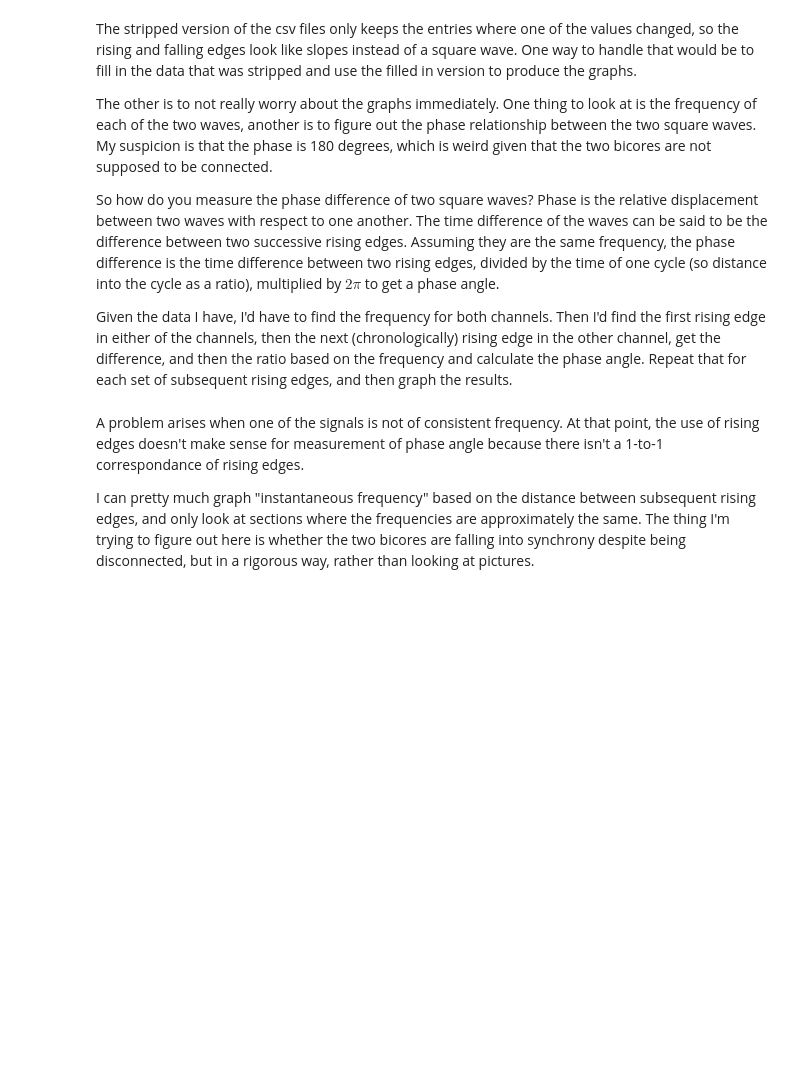
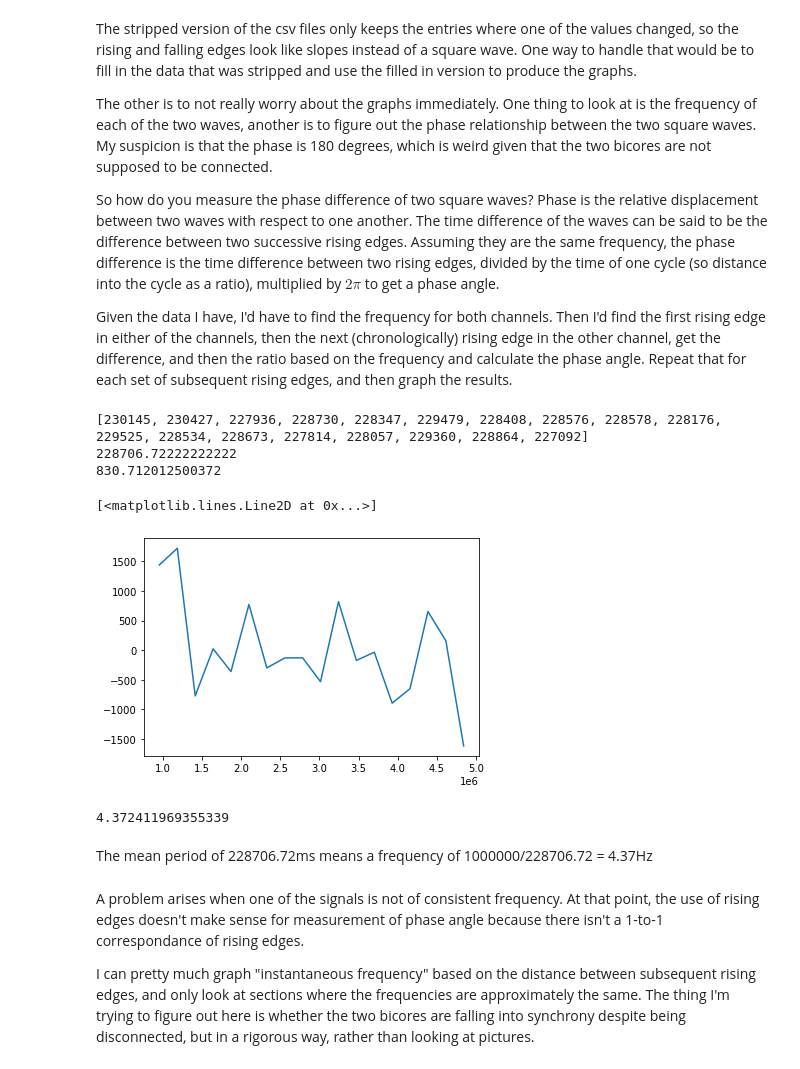
Before and after one commit to ab3nd/beamish-boy, a Jupyter notebook: data_processing_scripts/double_bicore_analysis.ipynb, the cells around one changed output. Drawn from its saved outputs; the diff is of its cells as text; code cells hidden in the pictures; blank space fills up the shorter version.

```diff
--- a/data_processing_scripts/single_bicore_analysis.ipynb
+++ b/data_processing_scripts/double_bicore_analysis.ipynb
@@ -2,15 +2,17 @@
 import csv
 import matplotlib.pyplot as plt
 
-with open("../data/unlinked_bicores/5Msample_1MHz_power_on_2_stripped.csv", 'r') as infile:
-    reader = csv.DictReader(infile)
-    times = []
-    logic0 = []
-    logic1 = []
-    for entry in reader:
-        times.append(entry["microseconds"])
-        logic0.append(entry["logic0"])
-        logic1.append(entry["logic1"])
+infile = open("../data/unlinked_bicores/5Msample_1MHz_power_on_2_stripped.csv", 'r')
+
+
+reader = csv.DictReader(infile)
+times = []
+logic0 = []
+logic1 = []
+for entry in reader:
+    times.append(entry["microseconds"])
+    logic0.append(entry["logic0"])
+    logic1.append(entry["logic1"])
 # %%
 plt.figure(figsize=(18,4))
 plt.plot(times, logic0, logic1)
@@ -26,6 +28,38 @@ The other is to not really worry about the graphs immediately. One thing to look
 So how do you measure the phase difference of two square waves? Phase is the relative displacement between two waves with respect to one another. The time difference of the waves can be said to be the difference between two successive rising edges. Assuming they are the same frequency, the phase difference is the time difference between two rising edges, divided by the time of one cycle (so distance into the cycle as a ratio), multiplied by $2\pi$ to get a phase angle.
 
 Given the data I have, I'd have to find the frequency for both channels. Then I'd find the first rising edge in either of the channels, then the next (chronologically) rising edge in the other channel, get the difference, and then the ratio based on the frequency and calculate the phase angle. Repeat that for each set of subsequent rising edges, and then graph the results.
+# %%
+prev_v = None
+rising_times = []
+for t, v in zip(times, logic0):
+    if prev_v is None:
+        prev_v = v
+    # Rising edges
+    if prev_v != v and v == '1':
+        rising_times.append(int(t))
+    prev_v = v
+
+starts = rising_times[1:]
+ends = rising_times[:-1]
+delta_t = [s - e for s, e in zip(starts, ends)]
+
+import statistics
+print(statistics.mean(delta_t))
+print(statistics.stdev(delta_t))
+
+plt.plot(starts, [d - statistics.mean(delta_t) for d in delta_t])
+# %% [output]
+[230145, 230427, 227936, 228730, 228347, 229479, 228408, 228576, 228578, 228176, 229525, 228534, 228673, 227814, 228057, 229360, 228864, 227092]
+228706.72222222222
+830.712012500372
+[<matplotlib.lines.Line2D at 0x...>]
+[figure, added]
+# %%
+1000000/228706.72
+# %% [output]
+4.372411969355339
+# %% [markdown]
+The mean period of 228706.72ms means a frequency of 1000000/228706.72 = 4.37Hz
 # %% [markdown]
 A problem arises when one of the signals is not of consistent frequency. At that point, the use of rising edges doesn't make sense for measurement of phase angle because there isn't a 1-to-1 correspondance of rising edges.
 
```
